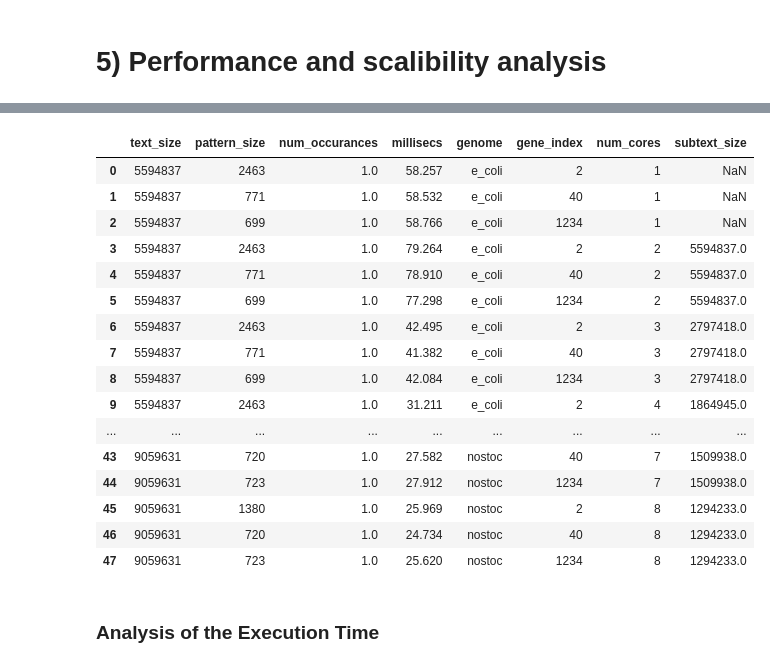
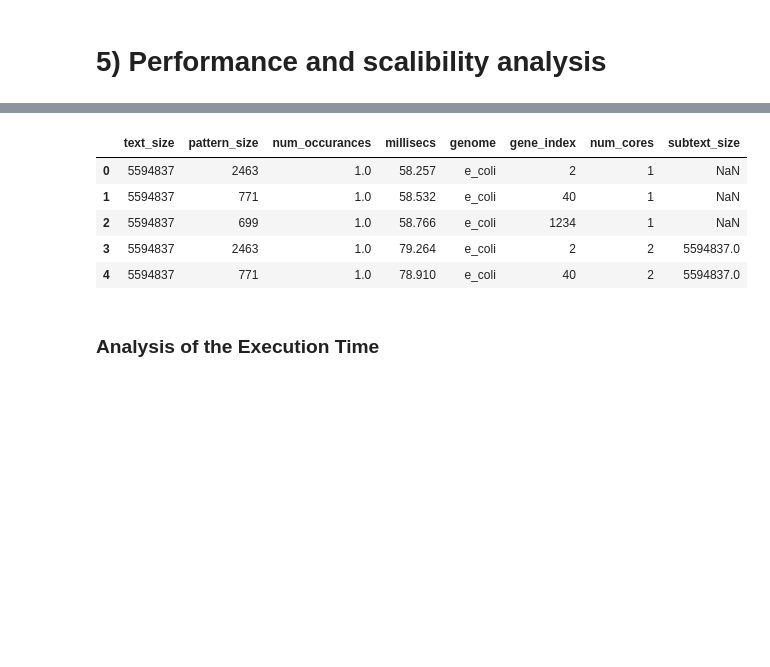
Before and after one commit to Davide-Lotito/ACA_project, a Jupyter notebook: presentation/notebook.ipynb, the cells around one changed output, grey strips where cells are left out. Cells and saved outputs as stored; diff of their text form; code cells hidden in the pictures; blank space fills up the shorter version.

```diff
--- a/presentation/notebook.ipynb
+++ b/presentation/notebook.ipynb
@@ -350,25 +350,14 @@ All testing, performance and scalability, was conducted on the Google Cloud Plat
 # %%
 df = pd.read_json("./testBigOne.txt")
 # %%
-df
+df.head()
 # %% [output]
 |  | text_size | pattern_size | num_occurances | millisecs | genome | gene_index | num_cores | subtext_size |
 | 0 | 5594837 | 2463 | 1.0 | 58.257 | e_coli | 2 | 1 | NaN |
 | 1 | 5594837 | 771 | 1.0 | 58.532 | e_coli | 40 | 1 | NaN |
 | 2 | 5594837 | 699 | 1.0 | 58.766 | e_coli | 1234 | 1 | NaN |
 | 3 | 5594837 | 2463 | 1.0 | 79.264 | e_coli | 2 | 2 | 5594837.0 |
 | 4 | 5594837 | 771 | 1.0 | 78.910 | e_coli | 40 | 2 | 5594837.0 |
-| 5 | 5594837 | 699 | 1.0 | 77.298 | e_coli | 1234 | 2 | 5594837.0 |
-| 6 | 5594837 | 2463 | 1.0 | 42.495 | e_coli | 2 | 3 | 2797418.0 |
-| 7 | 5594837 | 771 | 1.0 | 41.382 | e_coli | 40 | 3 | 2797418.0 |
-| 8 | 5594837 | 699 | 1.0 | 42.084 | e_coli | 1234 | 3 | 2797418.0 |
-| 9 | 5594837 | 2463 | 1.0 | 31.211 | e_coli | 2 | 4 | 1864945.0 |
-| ... | ... | ... | ... | ... | ... | ... | ... | ... |
-| 43 | 9059631 | 720 | 1.0 | 27.582 | nostoc | 40 | 7 | 1509938.0 |
-| 44 | 9059631 | 723 | 1.0 | 27.912 | nostoc | 1234 | 7 | 1509938.0 |
-| 45 | 9059631 | 1380 | 1.0 | 25.969 | nostoc | 2 | 8 | 1294233.0 |
-| 46 | 9059631 | 720 | 1.0 | 24.734 | nostoc | 40 | 8 | 1294233.0 |
-| 47 | 9059631 | 723 | 1.0 | 25.620 | nostoc | 1234 | 8 | 1294233.0 |
 # %% [markdown]
 ### Analysis of the Execution Time
 # %% [markdown]
```
Also changed, not shown: parts of 9 cells of this notebook.
